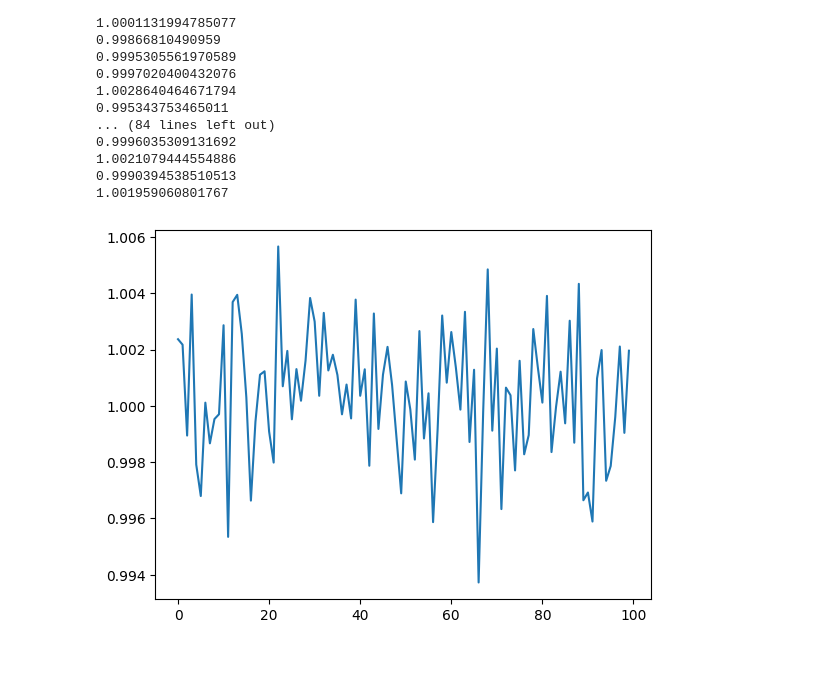
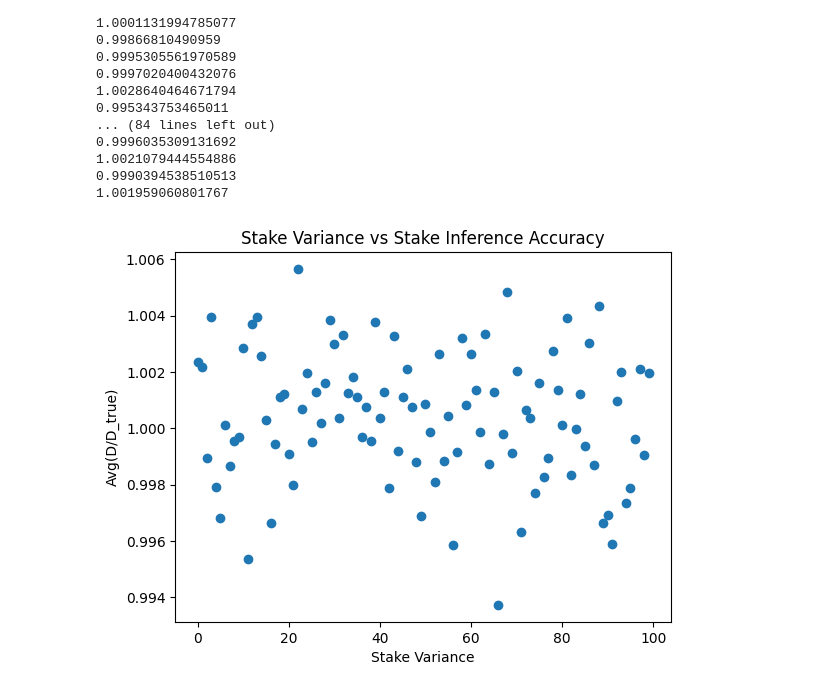
Before and after one commit to logos-co/nomos-pocs, a Jupyter notebook: cryptarchia/total-stake-inference-v2-concentration.ipynb, the cells around one changed output. Drawn from its saved outputs; the diff is of its cells as text; code cells hidden in the pictures; blank space fills up the shorter version.

Commit message:
fixed graph

```diff
--- a/cryptarchia/total-stake-inference-v2-concentration.ipynb
+++ b/cryptarchia/total-stake-inference-v2-concentration.ipynb
@@ -98,6 +98,10 @@ for j in range(evaluations):
 0.9990394538510513
 1.001959060801767
 # %%
-_ = plt.plot(range(0, evaluations), ratios)
+plt.scatter(range(0, evaluations), ratios)
+plt.xlabel("Stake Variance")
+plt.ylabel("Avg(D/D_true)")
+plt.title("Stake Variance vs Stake Inference Accuracy")
+plt.show()
 # %% [output]
-[figure, old version]
+[figure, new version]
```
